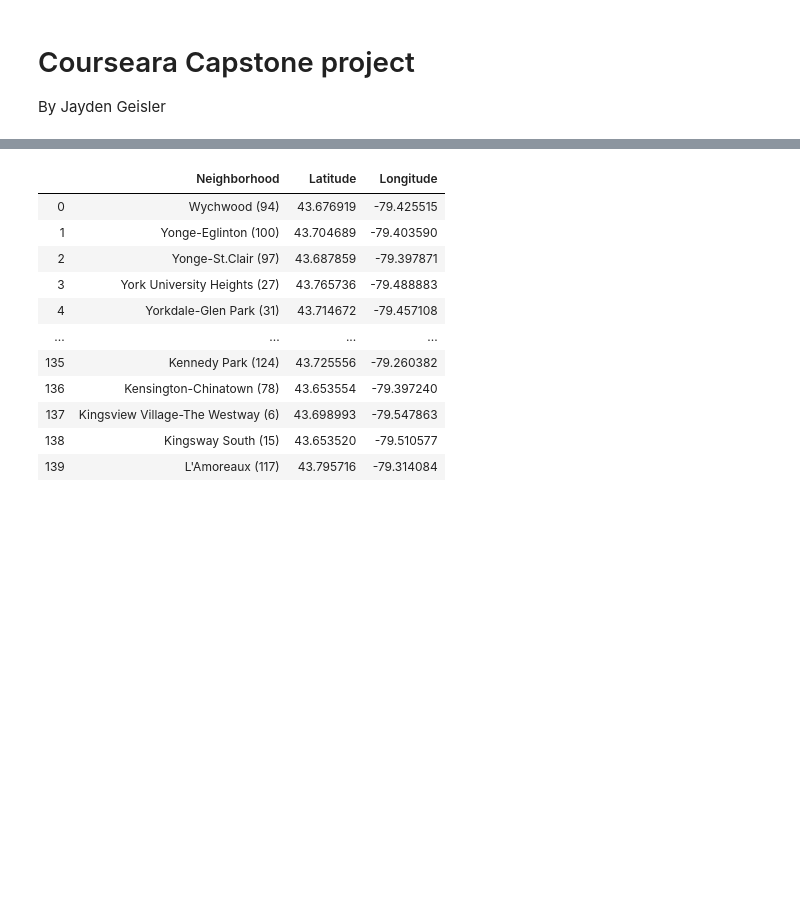
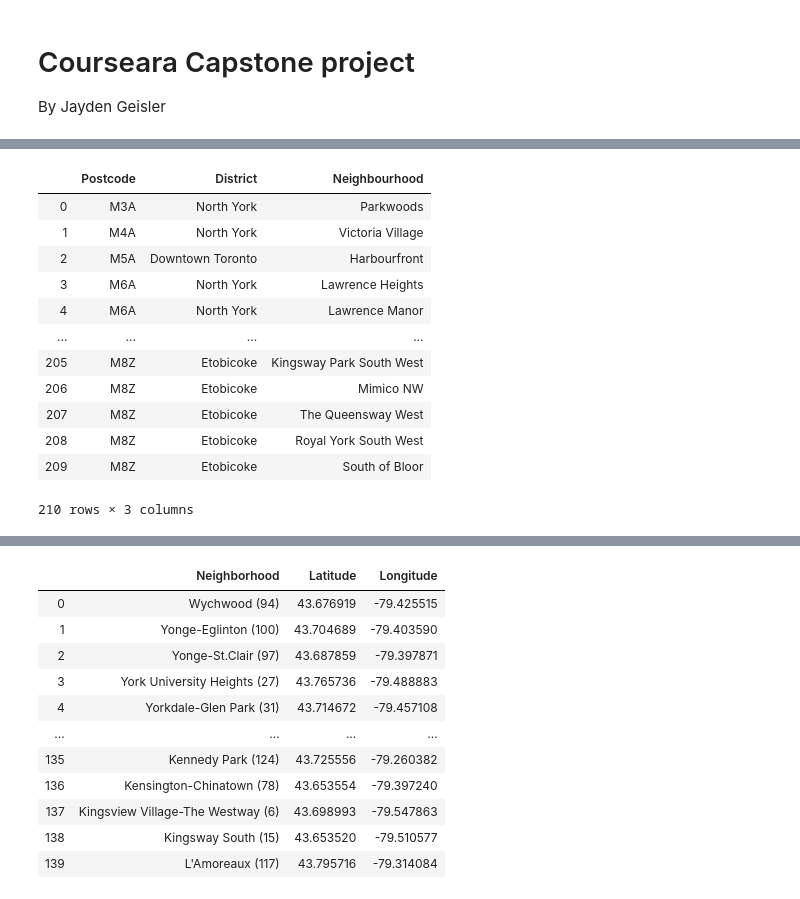
Before and after one commit to JayGeisler/Coursera_Capstone, a Jupyter notebook: Coursera_Capstone.ipynb, the cells around one changed output, grey strips where cells are left out. Drawn from its saved outputs; the diff is of its cells as text; code cells hidden in the pictures; blank space fills up the shorter version.

```diff
--- a/Coursera_Capstone.ipynb
+++ b/Coursera_Capstone.ipynb
@@ -26,0 +48,23 @@ page: https://en.wikipedia.org/wiki/Demographics_of_Toronto_neighbourhoods
+# %%
+index = 0
+for i in Toronto_data['District']:
+    if i == 'Not assigned':
+        Toronto_data.drop([index],inplace = True)
+    index += 1
+# %%
+Toronto_data.reset_index(drop = True, inplace = True)
+Toronto_data
+# %% [output]
+|  | Postcode | District | Neighbourhood |
+| 0 | M3A | North York | Parkwoods |
+| 1 | M4A | North York | Victoria Village |
+| 2 | M5A | Downtown Toronto | Harbourfront |
+| 3 | M6A | North York | Lawrence Heights |
+| 4 | M6A | North York | Lawrence Manor |
+| ... | ... | ... | ... |
+| 205 | M8Z | Etobicoke | Kingsway Park South West |
+| 206 | M8Z | Etobicoke | Mimico NW |
+| 207 | M8Z | Etobicoke | The Queensway West |
+| 208 | M8Z | Etobicoke | Royal York South West |
+| 209 | M8Z | Etobicoke | South of Bloor |
+210 rows × 3 columns
```
Also changed, not shown: parts of 9 cells of this notebook.
